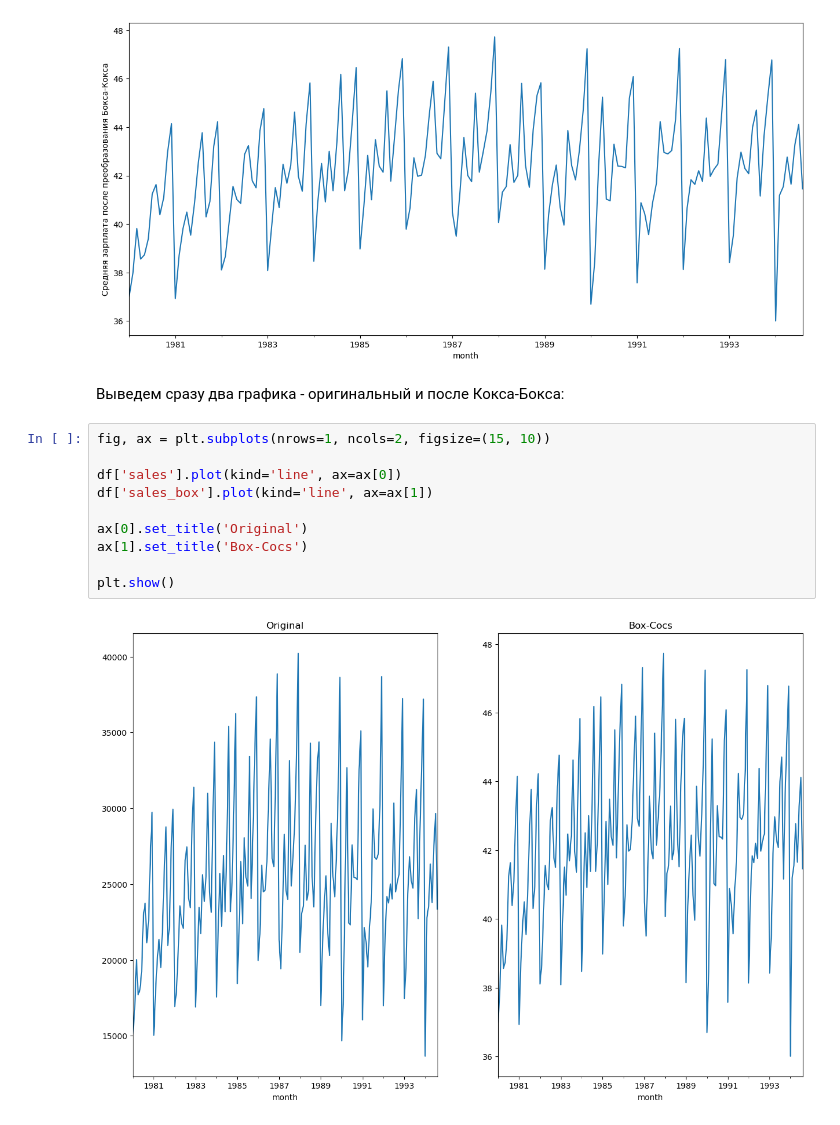
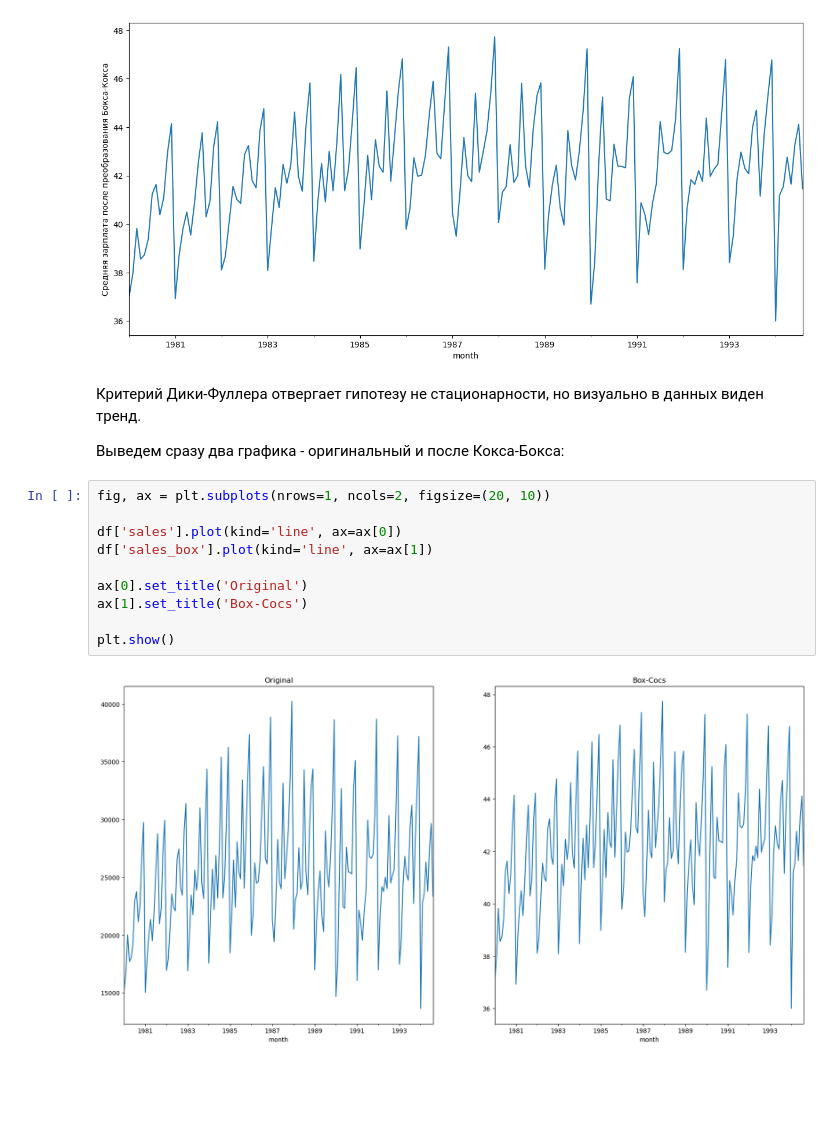
Before and after one commit to AlexanderFA/susu_search_retrieval_analysis, a Jupyter notebook: lab3/task3_1.ipynb, the cells around one changed output. Cells and saved outputs as stored; diff of their text form; blank space fills up the shorter version.

```diff
--- a/lab3/task3_1.ipynb
+++ b/lab3/task3_1.ipynb
@@ -53,16 +53,19 @@ print("Критерий Дики-Фуллера: p=%f" % sm.tsa.stattools.adfull
 Критерий Дики-Фуллера: p=0.029565
 [figure]
 # %% [markdown]
+Критерий Дики-Фуллера отвергает гипотезу не стационарности, но визуально в
+данных виден тренд.
+
 Выведем сразу два графика - оригинальный и после Кокса-Бокса:
 # %%
-fig, ax = plt.subplots(nrows=1, ncols=2, figsize=(15, 10))
+fig, ax = plt.subplots(nrows=1, ncols=2, figsize=(20, 10))
 
 df['sales'].plot(kind='line', ax=ax[0])
 df['sales_box'].plot(kind='line', ax=ax[1])
 
 ax[0].set_title('Original')
 ax[1].set_title('Box-Cocs')
 
 plt.show()
 # %% [output]
-[figure, old version]
+[figure, new version]
```
Also changed, not shown: parts of 14 cells of this notebook, 1 other file.
